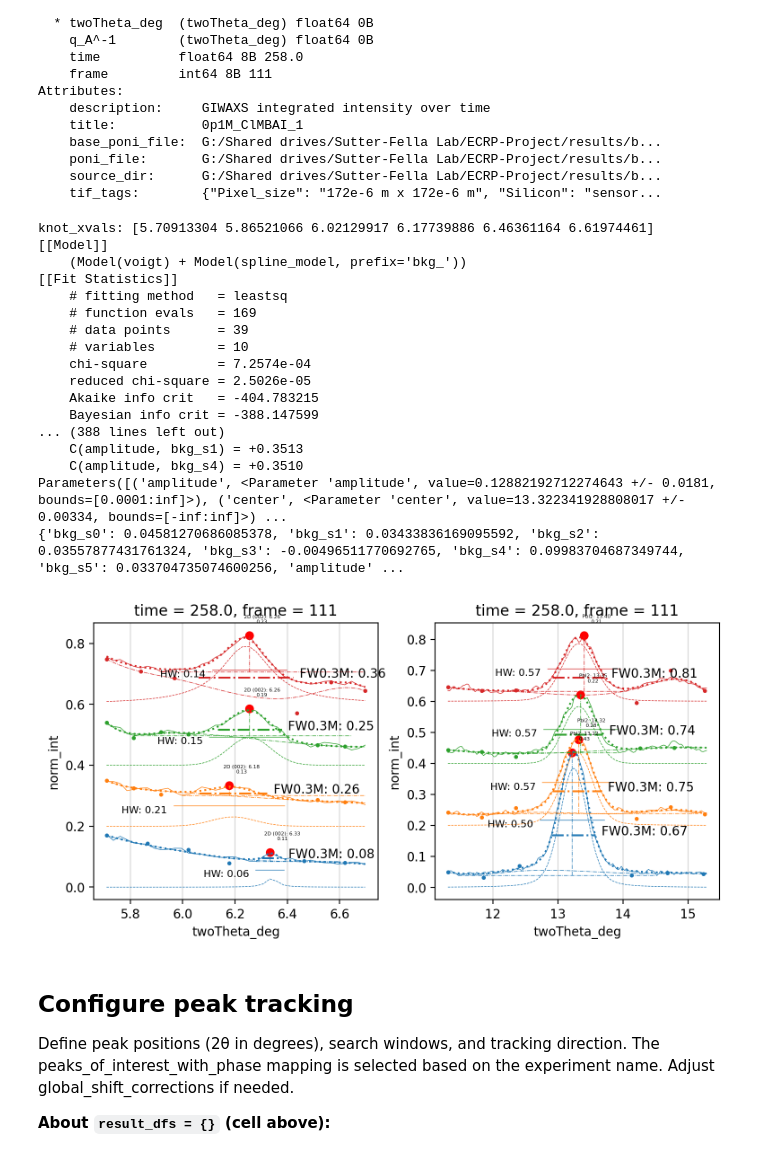
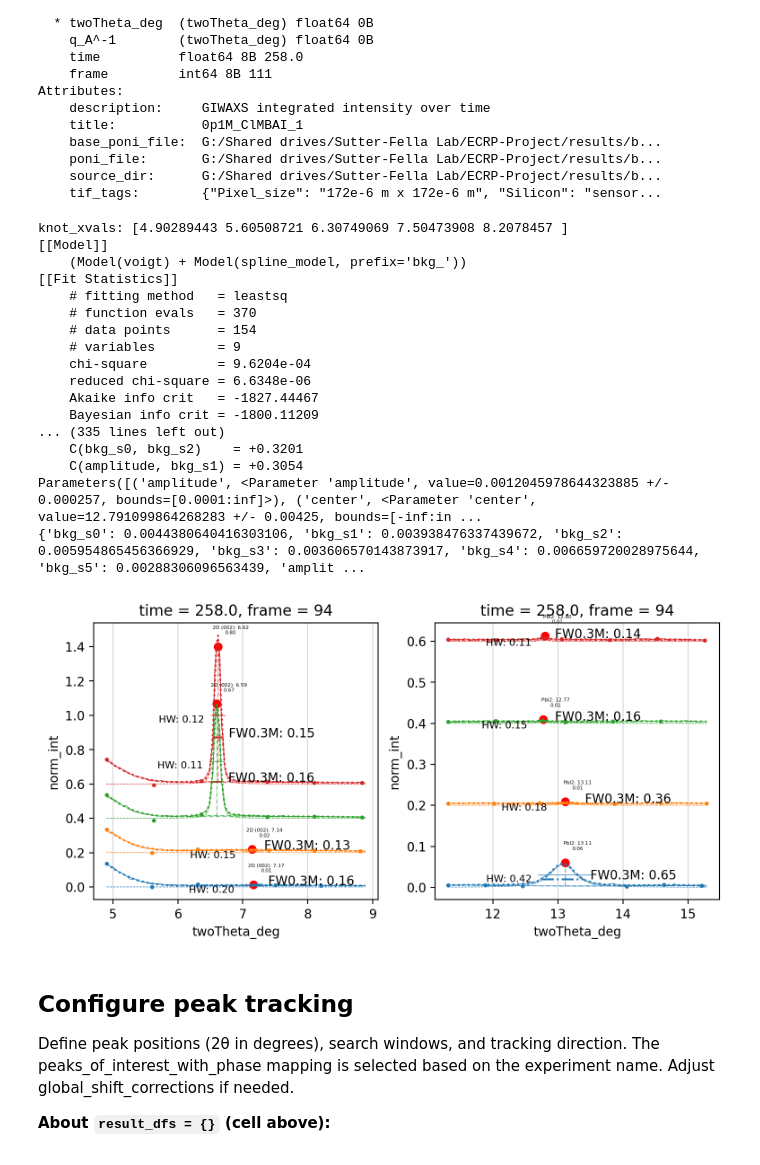
Before and after one commit to yyrliu/als-xrd-12-3-2, a Jupyter notebook: peak_int_single_file.ipynb, the cells around one changed output. Drawn from its saved outputs; the diff is of its cells as text; code cells hidden in the pictures.

```diff
--- a/peak_int_single_file.ipynb
+++ b/peak_int_single_file.ipynb
@@ -276,7 +262,7 @@ peaks_of_interest_with_phase = {
     ]
 }
 
-peaks = peaks_of_interest_with_phase["ClMBAI"]
+peaks = peaks_of_interest_with_phase["MBAI"]
 
 fig, axes = plt.subplots(1, len(peaks), figsize=(9,4), dpi=200)
 
@@ -409,47 +395,47 @@ for i, (expected_cen, width, phase, label) in enumerate(peaks):
         # axes[i].hlines(popt[0] * 0.5 + popt[-1], cen - fwhm/2, cen + fwhm/2, color=linecolor, linestyle='--', label='FWHM', linewidth=0.5)
         # axes[i].annotate(f"FWHM: {fwhm:.2f}", xy=(cen + fwhm/2, popt[0] * 0.5 + popt[-1]),
         #                  xytext=(5, 0), textcoords='offset points', ha='left', va="center", fontsize=4)
         # axes[i].hlines(popt[0] * 0.1 + popt[-1], cen - fw10m/2, cen + fw10m/2, color=linecolor, linestyle='-.', label='FW10M')
         # axes[i].annotate(f"FW10M: {fw10m:.2f}", xy=(cen + fw10m/2, popt[0] * 0.1 + popt[-1]),
         #                  xytext=(5, 0), textcoords='offset points', ha='left', va="center", fontsize=4)
         # axes[i].set_xlim(cen - width * 5, cen + width * 5)
         # axes[i].legend()
 
 
     # print(f"Peak: {label}")
     # # t, amp, cen, sigma, gamma, slope, offset
     # for t, amp_fit, cen_fit, sigma_fit, gamma_fit, _, offset_fit, fwhm, fw10m in fit_res:
     #     print(f"Time: {t:>4.0f} s, Amplitude: {amp_fit:.2f}, Center: {cen_fit:.2f}, Sigma: {sigma_fit:.2f}, Gamma: {gamma_fit:.2f}, Offset: {offset_fit:.2f}, FWHM: {fwhm:.2f}, FW10M: {fw10m:.2f}")
 
 
 for ax in axes:
     # ax.set_ylim(0, 0.2)
     # use minor ticks for x-axis
     # ax.xaxis.set_minor_locator(plt.MultipleLocator(0.1))
     ax.grid(True, which='major', axis='x', linestyle='-', alpha=0.5)
     ax.grid(True, which='minor', axis='x', linestyle='-', alpha=0.2)
 
 print(out.params)
 print(out.best_values)
 # %% [output]
-knot_xvals: [5.70913304 5.86521066 6.02129917 6.17739886 6.46361164 6.61974461]
+knot_xvals: [4.90289443 5.60508721 6.30749069 7.50473908 8.2078457 ]
 [[Model]]
     (Model(voigt) + Model(spline_model, prefix='bkg_'))
 [[Fit Statistics]]
     # fitting method   = leastsq
-    # function evals   = 169
-    # data points      = 39
-    # variables        = 10
-    chi-square         = 7.2574e-04
-    reduced chi-square = 2.5026e-05
-    Akaike info crit   = -404.783215
-    Bayesian info crit = -388.147599
-... (388 lines left out)
-    C(amplitude, bkg_s1) = +0.3513
-    C(amplitude, bkg_s4) = +0.3510
-Parameters([('amplitude', <Parameter 'amplitude', value=0.12882192712274643 +/- 0.0181, bounds=[0.0001:inf]>), ('center', <Parameter 'center', value=13.322341928808017 +/- 0.00334, bounds=[-inf:inf]>) ...
-{'bkg_s0': 0.04581270686085378, 'bkg_s1': 0.03433836169095592, 'bkg_s2': 0.03557877431761324, 'bkg_s3': -0.00496511770692765, 'bkg_s4': 0.09983704687349744, 'bkg_s5': 0.033704735074600256, 'amplitude' ...
+    # function evals   = 370
+    # data points      = 154
+    # variables        = 9
+    chi-square         = 9.6204e-04
+    reduced chi-square = 6.6348e-06
+    Akaike info crit   = -1827.44467
+    Bayesian info crit = -1800.11209
+... (335 lines left out)
+    C(bkg_s0, bkg_s2)    = +0.3201
+    C(amplitude, bkg_s1) = +0.3054
+Parameters([('amplitude', <Parameter 'amplitude', value=0.0012045978644323885 +/- 0.000257, bounds=[0.0001:inf]>), ('center', <Parameter 'center', value=12.791099864268283 +/- 0.00425, bounds=[-inf:in ...
+{'bkg_s0': 0.0044380640416303106, 'bkg_s1': 0.003938476337439672, 'bkg_s2': 0.005954865456366929, 'bkg_s3': 0.003606570143873917, 'bkg_s4': 0.006659720028975644, 'bkg_s5': 0.00288306096563439, 'amplit ...
-[figure, old version]
+[figure, new version]
 # %%
 from analysis import process_time_series_by_peak_lmfit
 
```
Also changed, not shown: parts of 3 cells of this notebook, 1 other file.
